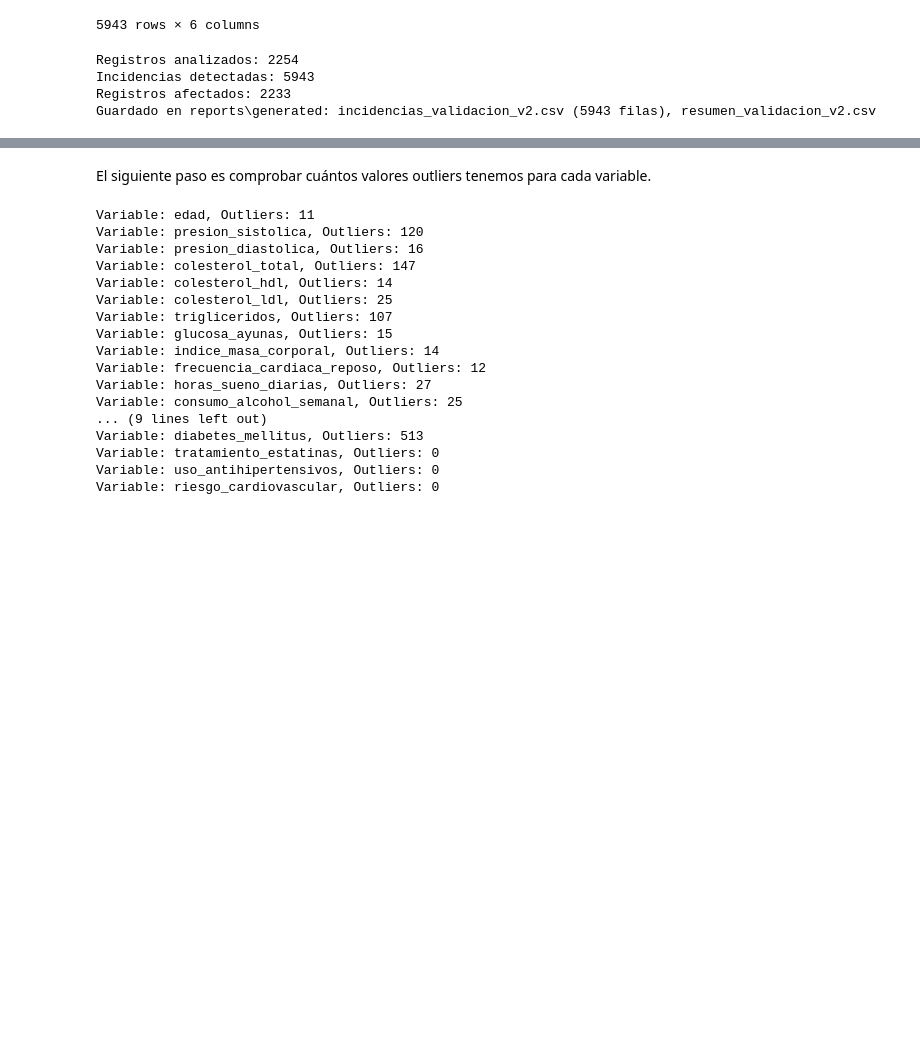
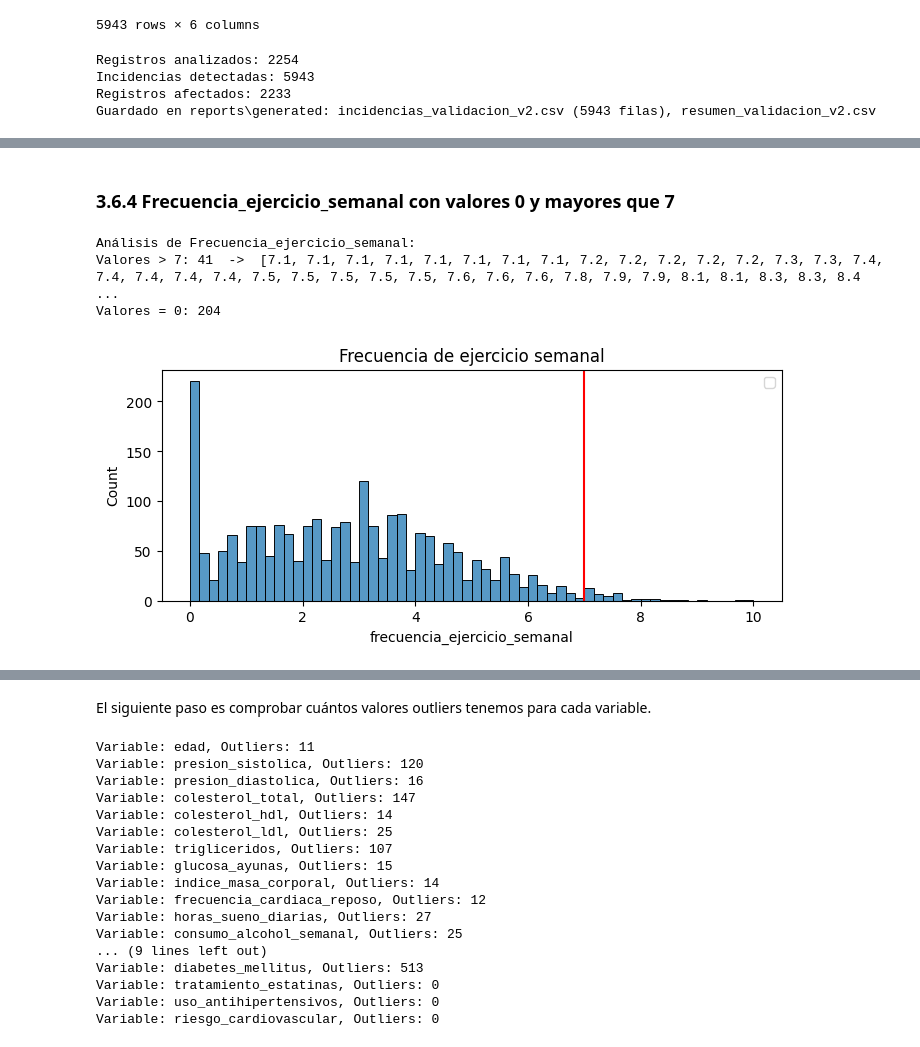
Before and after one commit to csm8-um/MasterIA-ML01, a Jupyter notebook: notebooks/Tarea1_ML.ipynb, the cells around one changed output, grey strips where cells are left out. Drawn from its saved outputs; the diff is of its cells as text; code cells hidden in the pictures; blank space fills up the shorter version.

Commit message:
Análisis exploratorio de datos

```diff
--- a/notebooks/Tarea1_ML.ipynb
+++ b/notebooks/Tarea1_ML.ipynb
@@ -480,8 +581,3 @@ Registros analizados: 2254
 Incidencias detectadas: 5943
 Registros afectados: 2233
 Guardado en reports\generated: incidencias_validacion_v2.csv (5943 filas), resumen_validacion_v2.csv
-# %%
-from sklearn.impute import SimpleImputer
-
-imputer = SimpleImputer(strategy='median')
-df[variables_clave] = imputer.fit_transform(df[variables_clave])
@@ -530,0 +715,19 @@ Una vez que hemos hecho estos cambios, no se aprecian variaciones significativas
+# %% [markdown]
+### 3.6.4 Frecuencia_ejercicio_semanal con valores 0 y mayores que 7
+# %%
+print('Análisis de Frecuencia_ejercicio_semanal:')
+ejercicio = df['frecuencia_ejercicio_semanal']
+print(f'Valores > 7: {(ejercicio > 7).sum()}  ->  {sorted(ejercicio[ejercicio > 7].tolist())}')
+print(f'Valores = 0: {(ejercicio == 0).sum()}')
+
+fig, ax = plt.subplots(figsize=(8, 3))
+sns.histplot(ejercicio, bins=60, ax=ax)
+ax.axvline(7, color='red')
+ax.set_title('Frecuencia de ejercicio semanal')
+ax.legend()
+plt.show()
+# %% [output]
+Análisis de Frecuencia_ejercicio_semanal:
+Valores > 7: 41  ->  [7.1, 7.1, 7.1, 7.1, 7.1, 7.1, 7.1, 7.1, 7.2, 7.2, 7.2, 7.2, 7.2, 7.3, 7.3, 7.4, 7.4, 7.4, 7.4, 7.4, 7.5, 7.5, 7.5, 7.5, 7.5, 7.6, 7.6, 7.6, 7.8, 7.9, 7.9, 8.1, 8.1, 8.3, 8.3, 8.4 ...
+Valores = 0: 204
+[figure, added]
```
Also changed, not shown: parts of 52 cells of this notebook.
